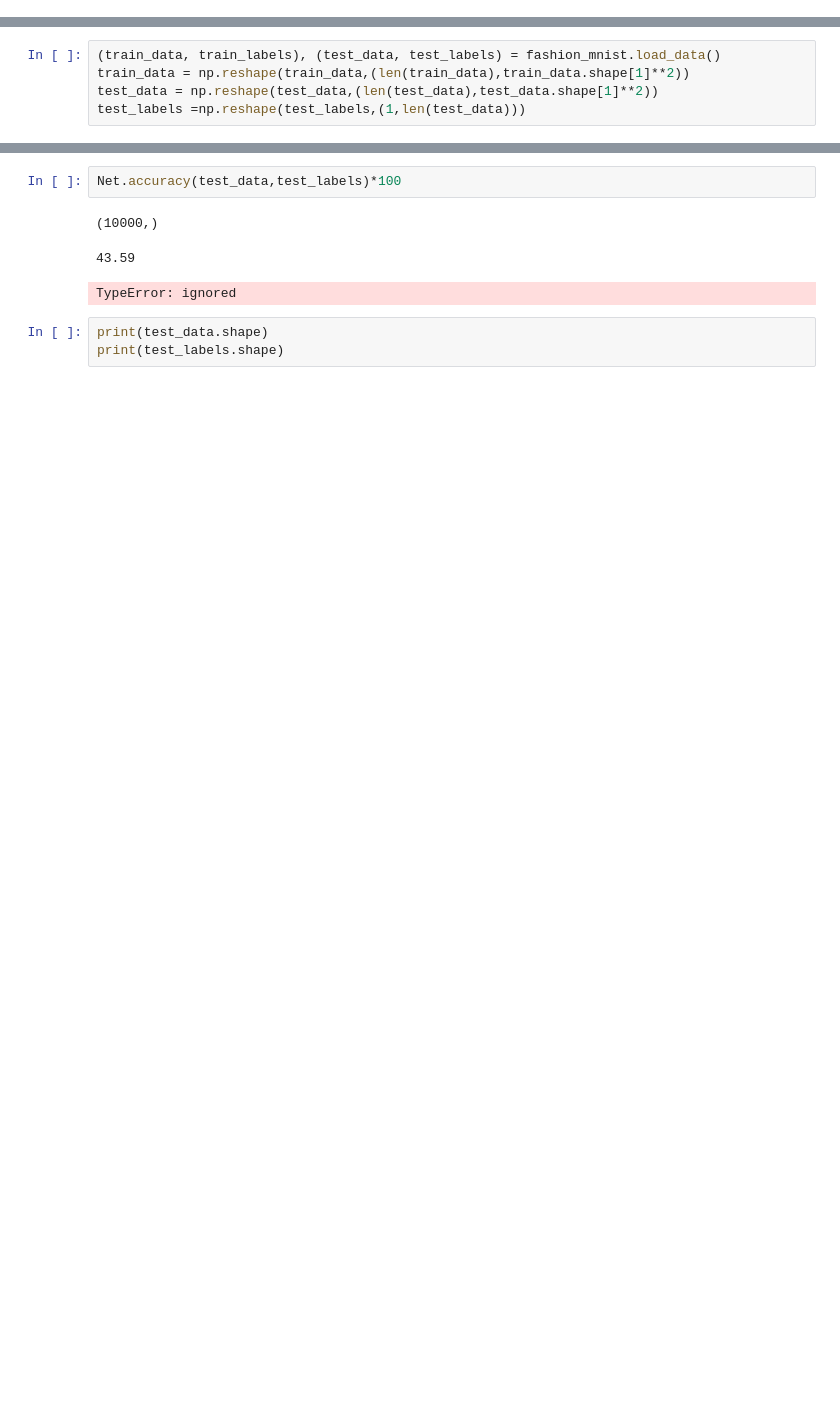
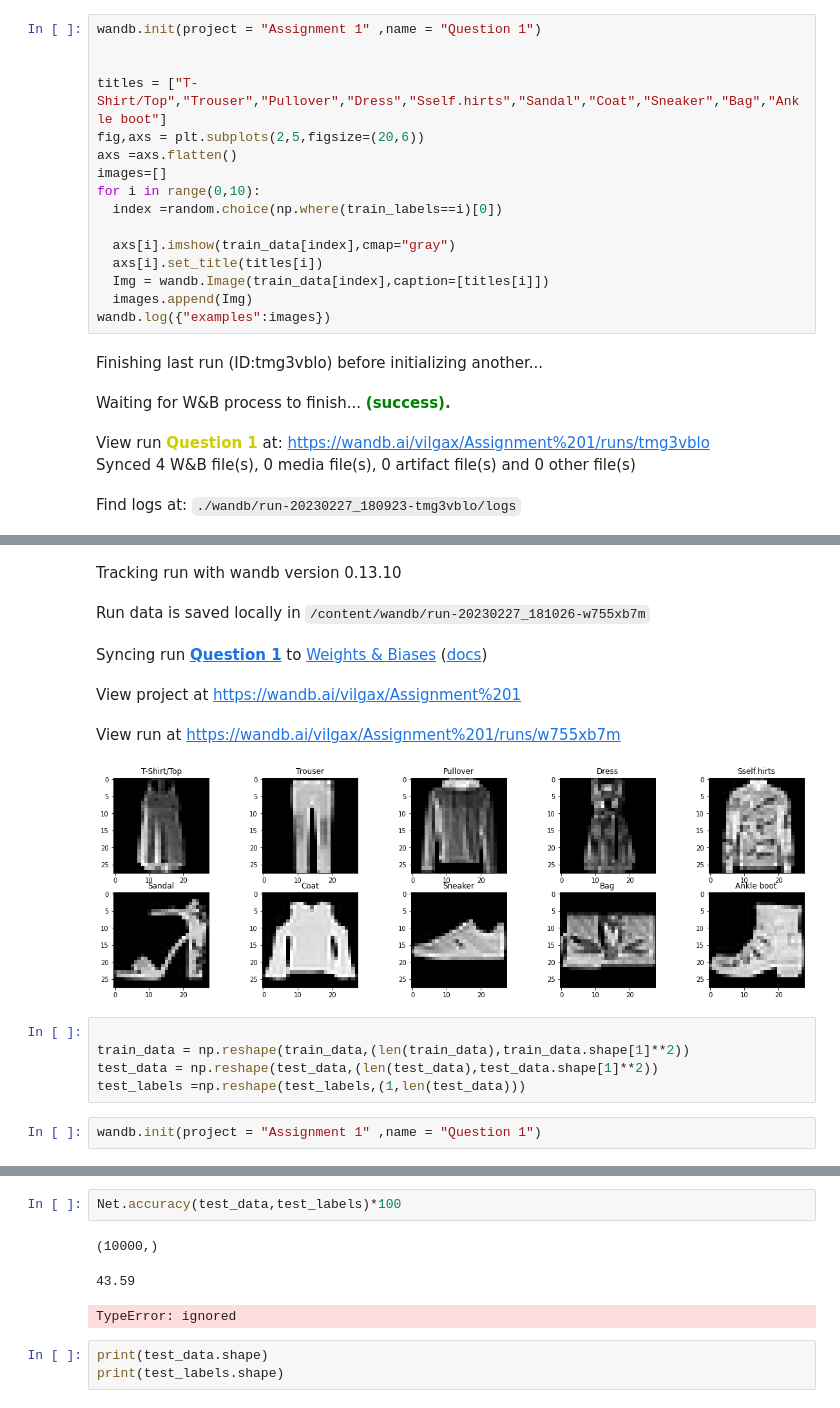
Before and after one commit to Shivam10816/CS22M082_ASSIGNEMNT_1, a Jupyter notebook: neural_network.ipynb, the cells around one changed output, grey strips where cells are left out. Cells and saved outputs as stored; diff of their text form; blank space fills up the shorter version.

```diff
--- a/neural_network.ipynb
+++ b/neural_network.ipynb
@@ -25,0 +32,22 @@ wandb.login
+# %%
+wandb.init(project = "Assignment 1" ,name = "Question 1")
+
+
+titles = ["T-Shirt/Top","Trouser","Pullover","Dress","Sself.hirts","Sandal","Coat","Sneaker","Bag","Ankle boot"]
+fig,axs = plt.subplots(2,5,figsize=(20,6))
+axs =axs.flatten()
+images=[]
+for i in range(0,10):
+  index =random.choice(np.where(train_labels==i)[0])
+
+  axs[i].imshow(train_data[index],cmap="gray")
+  axs[i].set_title(titles[i])
+  Img = wandb.Image(train_data[index],caption=[titles[i]])
+  images.append(Img)
+wandb.log({"examples":images})
+# %% [output]
+Finishing last run (ID:tmg3vblo) before initializing another...
+Waiting for W&B process to finish... (success).
+View run Question 1 at: https://wandb.ai/vilgax/Assignment%201/runs/tmg3vblo
+Synced 4 W&B file(s), 0 media file(s), 0 artifact file(s) and 0 other file(s)
+Find logs at: ./wandb/run-20230227_180923-tmg3vblo/logs
@@ -26,6 +55,14 @@ wandb.login
+Tracking run with wandb version 0.13.10
+Run data is saved locally in /content/wandb/run-20230227_181026-w755xb7m
+Syncing run Question 1 to Weights & Biases (docs)
+View project at https://wandb.ai/vilgax/Assignment%201
+View run at https://wandb.ai/vilgax/Assignment%201/runs/w755xb7m
+[figure, added]
 # %%
-(train_data, train_labels), (test_data, test_labels) = fashion_mnist.load_data()
+
 train_data = np.reshape(train_data,(len(train_data),train_data.shape[1]**2))
 test_data = np.reshape(test_data,(len(test_data),test_data.shape[1]**2))
 test_labels =np.reshape(test_labels,(1,len(test_data)))
+# %%
+wandb.init(project = "Assignment 1" ,name = "Question 1")
 # %%
```
Also changed, not shown: parts of 5 cells of this notebook.
